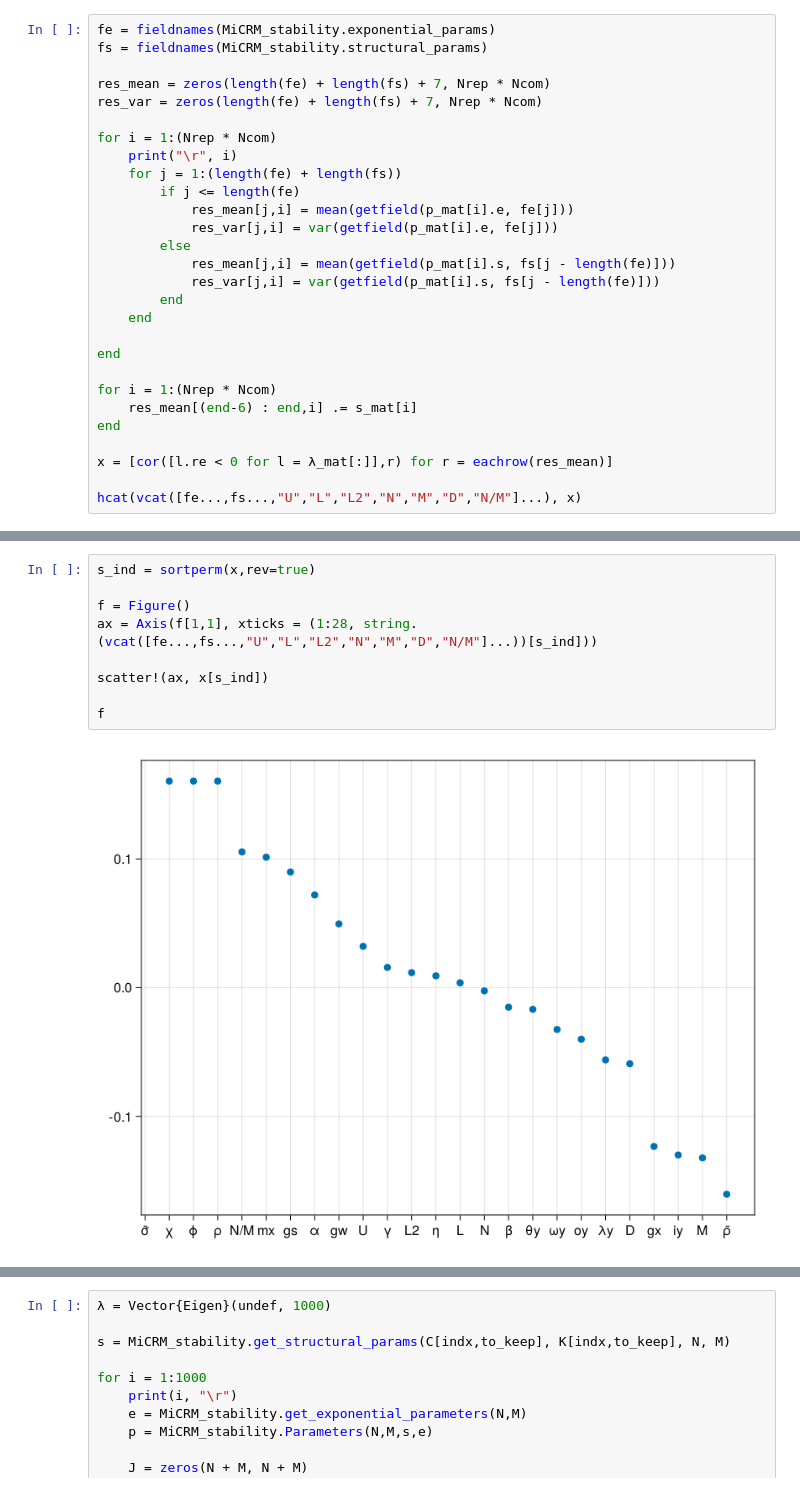
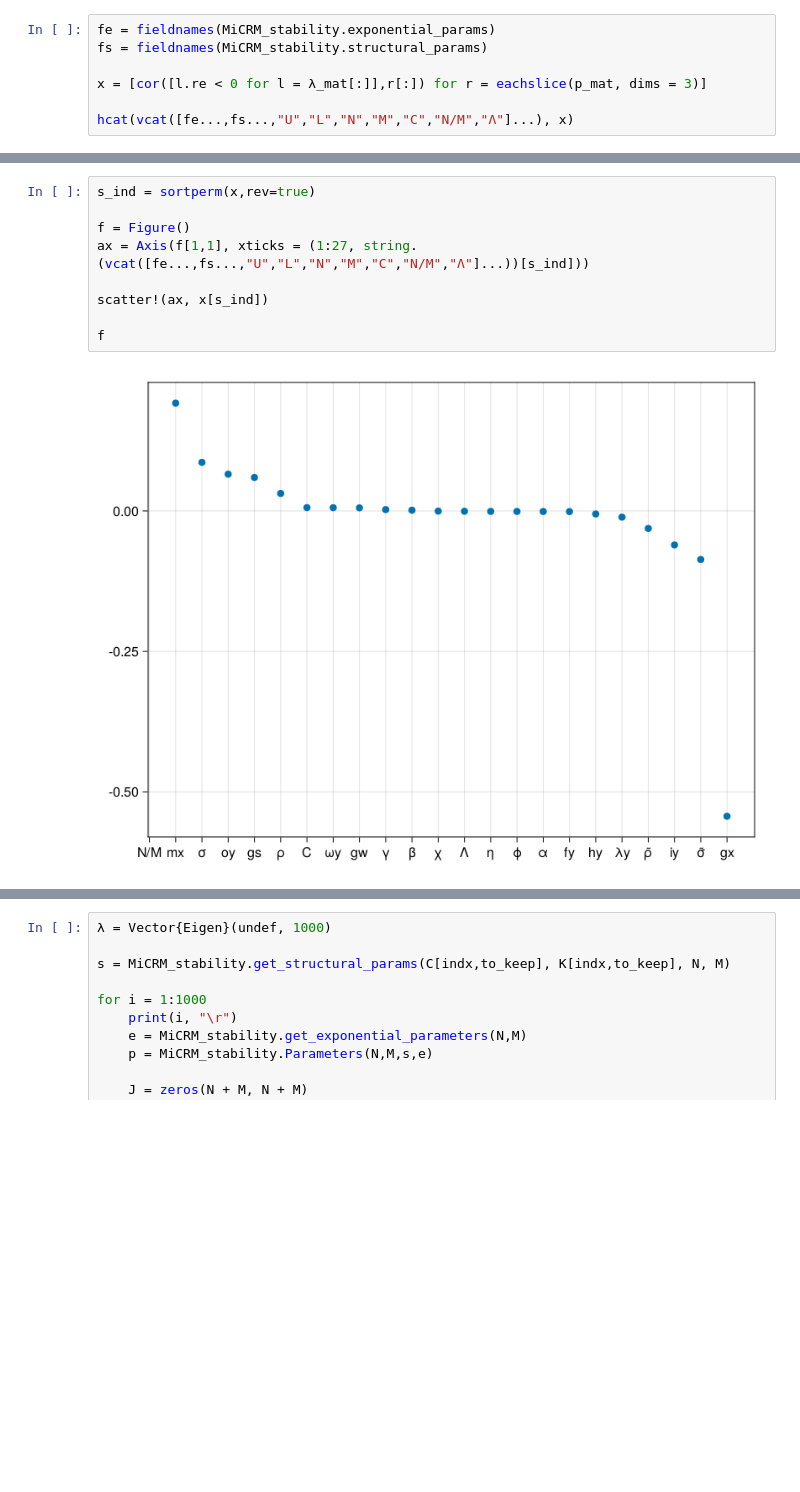
Before and after one commit to CleggTom/MiCRM_stability, a Jupyter notebook: theory.ipynb, the cells around one changed output, grey strips where cells are left out. Cells and saved outputs as stored; diff of their text form; blank space fills up the shorter version.

```diff
--- a/theory.ipynb
+++ b/theory.ipynb
@@ -87,28 +97,7 @@ values:
 fe = fieldnames(MiCRM_stability.exponential_params)
 fs = fieldnames(MiCRM_stability.structural_params)
 
-res_mean = zeros(length(fe) + length(fs) + 7, Nrep * Ncom)
-res_var = zeros(length(fe) + length(fs) + 7, Nrep * Ncom)
+x = [cor([l.re < 0 for l = λ_mat[:]],r[:]) for r = eachslice(p_mat, dims = 3)]
 
-for i = 1:(Nrep * Ncom)
-    print("\r", i)
-    for j = 1:(length(fe) + length(fs))
-        if j <= length(fe)
-            res_mean[j,i] = mean(getfield(p_mat[i].e, fe[j]))
-            res_var[j,i] = var(getfield(p_mat[i].e, fe[j]))
-        else
-            res_mean[j,i] = mean(getfield(p_mat[i].s, fs[j - length(fe)]))
-            res_var[j,i] = var(getfield(p_mat[i].s, fs[j - length(fe)]))
-        end
-    end
-
-end
-
-for i = 1:(Nrep * Ncom)
-    res_mean[(end-6) : end,i] .= s_mat[i]
-end
-
-x = [cor([l.re < 0 for l = λ_mat[:]],r) for r = eachrow(res_mean)]
-
-hcat(vcat([fe...,fs...,"U","L","L2","N","M","D","N/M"]...), x)
+hcat(vcat([fe...,fs...,"U","L","N","M","C","N/M","Λ"]...), x)
 # %% [output]
@@ -133,11 +121,11 @@ hcat(vcat([fe...,fs...,"U","L","L2","N","M","D","N/M"]...), x)
 # %%
 s_ind = sortperm(x,rev=true)
 
 f = Figure()
-ax = Axis(f[1,1], xticks = (1:28, string.(vcat([fe...,fs...,"U","L","L2","N","M","D","N/M"]...))[s_ind]))
+ax = Axis(f[1,1], xticks = (1:27, string.(vcat([fe...,fs...,"U","L","N","M","C","N/M","Λ"]...))[s_ind]))
 
 scatter!(ax, x[s_ind])
 
 f
 # %% [output]
-[figure, old version]
+[figure, new version]
```
Also changed, not shown: parts of 16 cells of this notebook, 1 other file.
